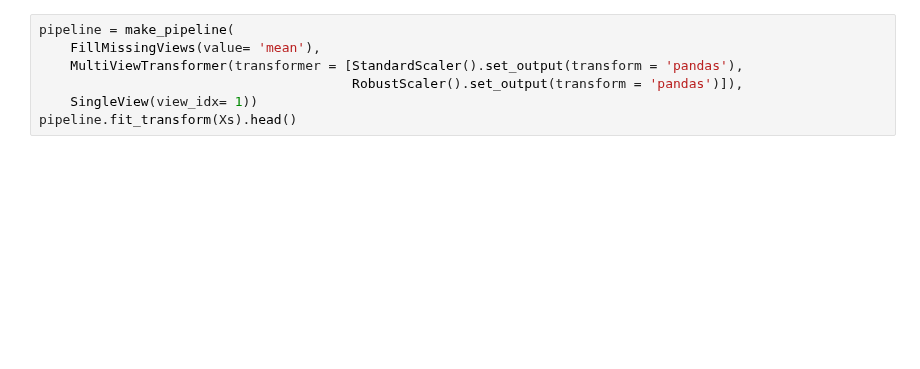
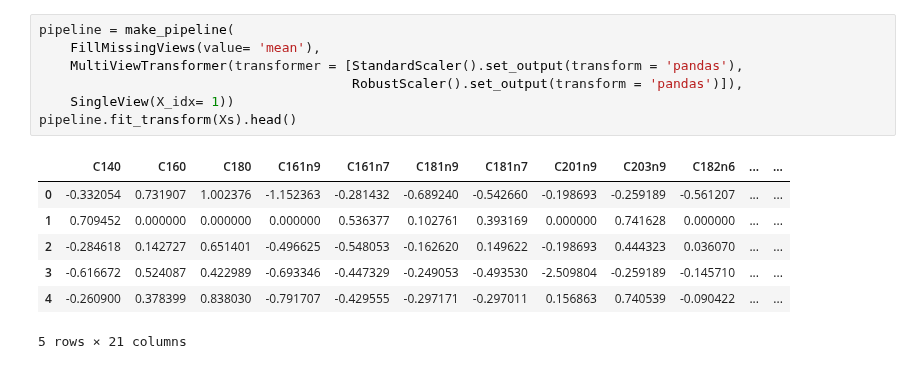
Before and after one commit to RafRomB/imml, a Jupyter notebook: examples/basic_tutorial.ipynb, the cells around one changed output. Cells and saved outputs as stored; diff of their text form; blank space fills up the shorter version.

```diff
--- a/examples/basic_tutorial.ipynb
+++ b/examples/basic_tutorial.ipynb
@@ -88,7 +110,15 @@ make_pipeline(FillMissingViews(value= 'mean'), SingleView(view_idx= 1)).fit_tran
 # %%
 pipeline = make_pipeline(
     FillMissingViews(value= 'mean'),
     MultiViewTransformer(transformer = [StandardScaler().set_output(transform = 'pandas'),
                                         RobustScaler().set_output(transform = 'pandas')]),
-    SingleView(view_idx= 1))
+    SingleView(X_idx= 1))
 pipeline.fit_transform(Xs).head()
+# %% [output]
+|  | C140 | C160 | C180 | C161n9 | C161n7 | C181n9 | C181n7 | C201n9 | C203n9 | C182n6 | ... | ... |
+| 0 | -0.332054 | 0.731907 | 1.002376 | -1.152363 | -0.281432 | -0.689240 | -0.542660 | -0.198693 | -0.259189 | -0.561207 | ... | ... |
+| 1 | 0.709452 | 0.000000 | 0.000000 | 0.000000 | 0.536377 | 0.102761 | 0.393169 | 0.000000 | 0.741628 | 0.000000 | ... | ... |
+| 2 | -0.284618 | 0.142727 | 0.651401 | -0.496625 | -0.548053 | -0.162620 | 0.149622 | -0.198693 | 0.444323 | 0.036070 | ... | ... |
+| 3 | -0.616672 | 0.524087 | 0.422989 | -0.693346 | -0.447329 | -0.249053 | -0.493530 | -2.509804 | -0.259189 | -0.145710 | ... | ... |
+| 4 | -0.260900 | 0.378399 | 0.838030 | -0.791707 | -0.429555 | -0.297171 | -0.297011 | 0.156863 | 0.740539 | -0.090422 | ... | ... |
+5 rows × 21 columns
```
Also changed, not shown: parts of 8 cells of this notebook, 32 other files.
